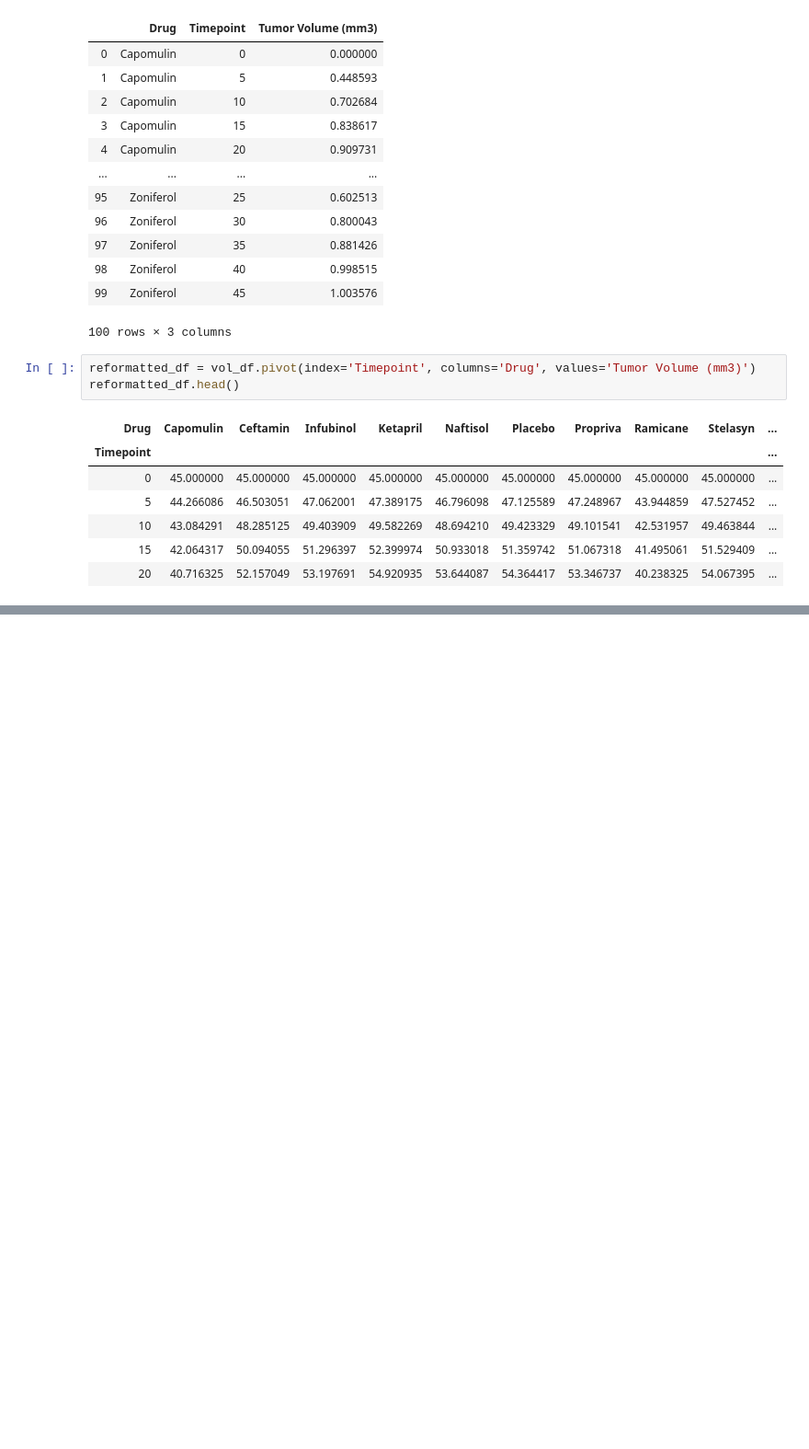
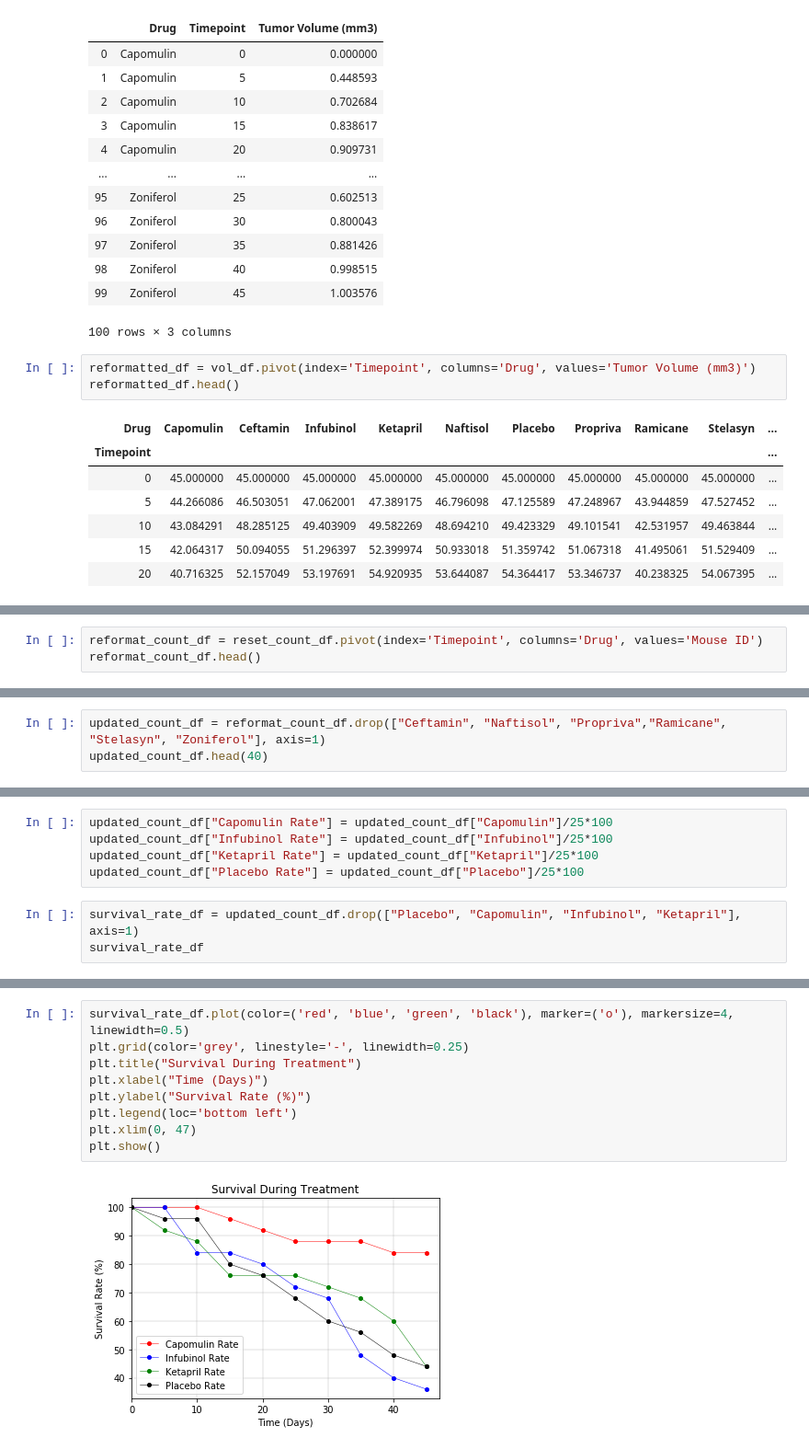
Before and after one commit to mahoneyjam/matplotlib-challenge, a Jupyter notebook: pymaceuticals_JM.ipynb, the cells around one changed output, grey strips where cells are left out. Shown: that part at 92% size. Saved outputs shown, nothing was run; the diff lists cells and outputs as text; blank space fills up the shorter version.

```diff
--- a/pymaceuticals_JM.ipynb
+++ b/pymaceuticals_JM.ipynb
@@ -106,0 +204,3 @@ plt.show()
+# %%
+reformat_count_df = reset_count_df.pivot(index='Timepoint', columns='Drug', values='Mouse ID')
+reformat_count_df.head()
@@ -106,0 +215,3 @@ plt.show()
+# %%
+updated_count_df = reformat_count_df.drop(["Ceftamin", "Naftisol", "Propriva","Ramicane", "Stelasyn", "Zoniferol"], axis=1)
+updated_count_df.head(40)
@@ -106,0 +231,8 @@ plt.show()
+# %%
+updated_count_df["Capomulin Rate"] = updated_count_df["Capomulin"]/25*100
+updated_count_df["Infubinol Rate"] = updated_count_df["Infubinol"]/25*100
+updated_count_df["Ketapril Rate"] = updated_count_df["Ketapril"]/25*100
+updated_count_df["Placebo Rate"] = updated_count_df["Placebo"]/25*100
+# %%
+survival_rate_df = updated_count_df.drop(["Placebo", "Capomulin", "Infubinol", "Ketapril"], axis=1)
+survival_rate_df
@@ -106,0 +252,11 @@ plt.show()
+# %%
+survival_rate_df.plot(color=('red', 'blue', 'green', 'black'), marker=('o'), markersize=4, linewidth=0.5)
+plt.grid(color='grey', linestyle='-', linewidth=0.25)
+plt.title("Survival During Treatment")
+plt.xlabel("Time (Days)")
+plt.ylabel("Survival Rate (%)")
+plt.legend(loc='bottom left')
+plt.xlim(0, 47)
+plt.show()
+# %% [output]
+[figure, added]
```
Also changed, not shown: parts of 15 cells of this notebook.
